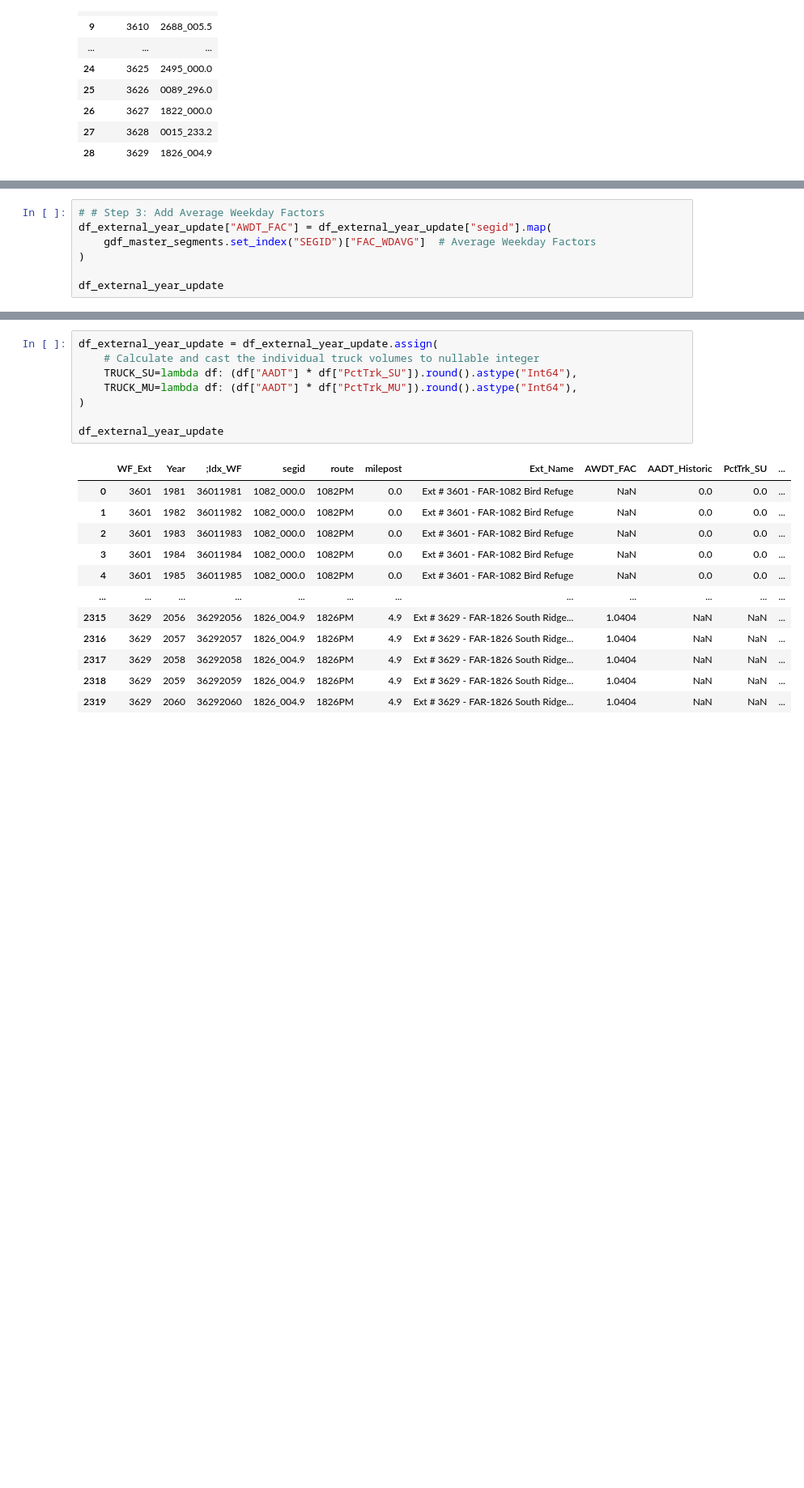
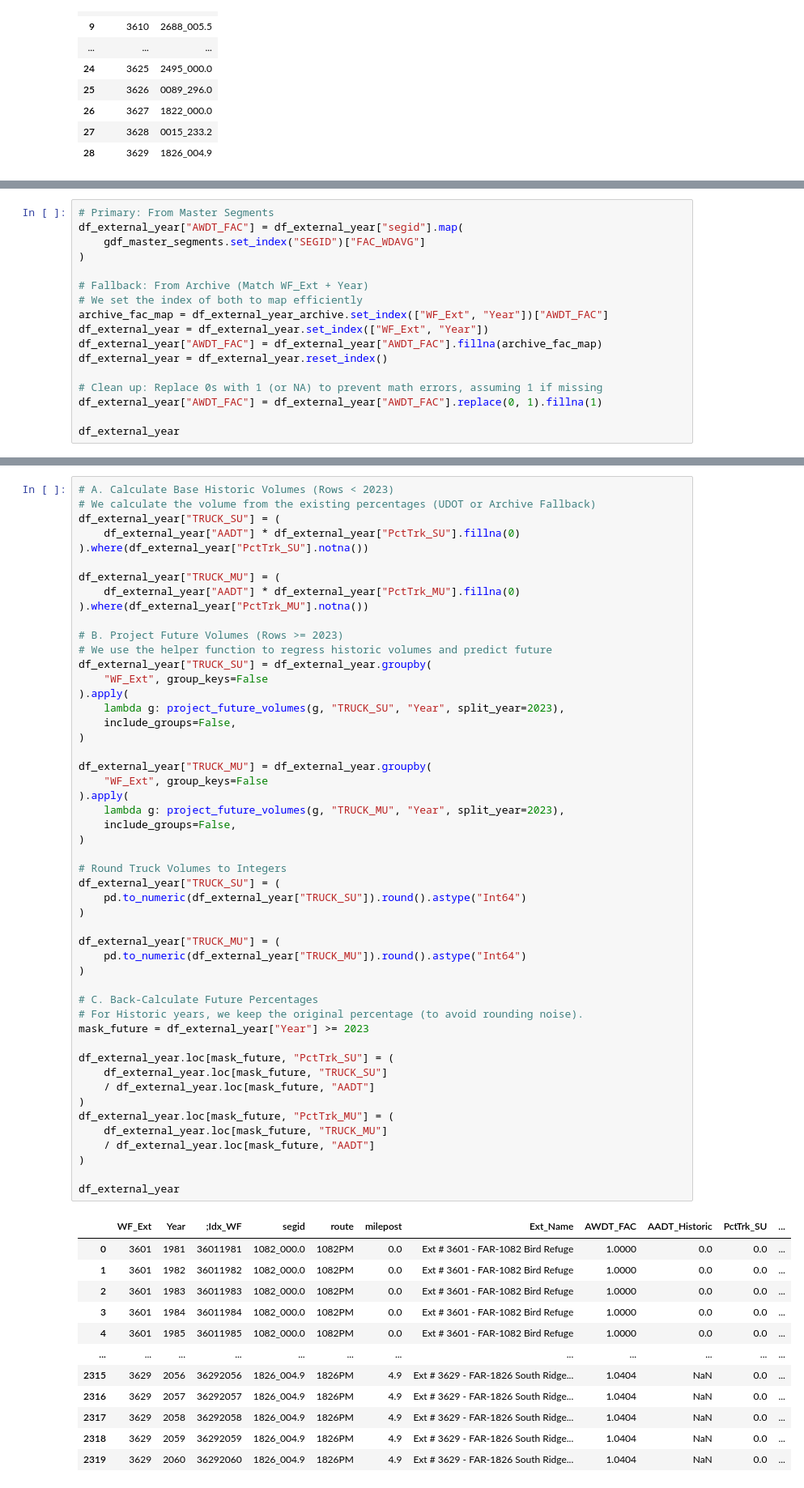
Before and after one commit to WFRCAnalytics/TDM-INP-External-Forecasts, a Jupyter notebook: 5-Export-Data.ipynb, the cells around one changed output, grey strips where cells are left out. Shown: that part at 81% size. Cells and saved outputs as stored; diff of their text form; blank space fills up the shorter version.

Commit message:
fix truck percent fallback errors in some external stations

```diff
--- a/5-Export-Data.ipynb
+++ b/5-Export-Data.ipynb
@@ -304,9 +279,19 @@ df_external_year_update
 # %%
-# # Step 3: Add Average Weekday Factors
-df_external_year_update["AWDT_FAC"] = df_external_year_update["segid"].map(
-    gdf_master_segments.set_index("SEGID")["FAC_WDAVG"]  # Average Weekday Factors
+# Primary: From Master Segments
+df_external_year["AWDT_FAC"] = df_external_year["segid"].map(
+    gdf_master_segments.set_index("SEGID")["FAC_WDAVG"]
 )
 
-df_external_year_update
+# Fallback: From Archive (Match WF_Ext + Year)
+# We set the index of both to map efficiently
+archive_fac_map = df_external_year_archive.set_index(["WF_Ext", "Year"])["AWDT_FAC"]
+df_external_year = df_external_year.set_index(["WF_Ext", "Year"])
+df_external_year["AWDT_FAC"] = df_external_year["AWDT_FAC"].fillna(archive_fac_map)
+df_external_year = df_external_year.reset_index()
+
+# Clean up: Replace 0s with 1 (or NA) to prevent math errors, assuming 1 if missing
+df_external_year["AWDT_FAC"] = df_external_year["AWDT_FAC"].replace(0, 1).fillna(1)
+
+df_external_year
 # %% [output]
 |  | WF_Ext | Year | ;Idx_WF | segid | route | milepost | Ext_Name | AWDT_FAC |
@@ -466,21 +445,63 @@ df_external_year_update
 # %%
-df_external_year_update = df_external_year_update.assign(
-    # Calculate and cast the individual truck volumes to nullable integer
-    TRUCK_SU=lambda df: (df["AADT"] * df["PctTrk_SU"]).round().astype("Int64"),
-    TRUCK_MU=lambda df: (df["AADT"] * df["PctTrk_MU"]).round().astype("Int64"),
+# A. Calculate Base Historic Volumes (Rows < 2023)
+# We calculate the volume from the existing percentages (UDOT or Archive Fallback)
+df_external_year["TRUCK_SU"] = (
+    df_external_year["AADT"] * df_external_year["PctTrk_SU"].fillna(0)
+).where(df_external_year["PctTrk_SU"].notna())
+
+df_external_year["TRUCK_MU"] = (
+    df_external_year["AADT"] * df_external_year["PctTrk_MU"].fillna(0)
+).where(df_external_year["PctTrk_MU"].notna())
+
+# B. Project Future Volumes (Rows >= 2023)
+# We use the helper function to regress historic volumes and predict future
+df_external_year["TRUCK_SU"] = df_external_year.groupby(
+    "WF_Ext", group_keys=False
+).apply(
+    lambda g: project_future_volumes(g, "TRUCK_SU", "Year", split_year=2023),
+    include_groups=False,
 )
 
-df_external_year_update
+df_external_year["TRUCK_MU"] = df_external_year.groupby(
+    "WF_Ext", group_keys=False
+).apply(
+    lambda g: project_future_volumes(g, "TRUCK_MU", "Year", split_year=2023),
+    include_groups=False,
+)
+
+# Round Truck Volumes to Integers
+df_external_year["TRUCK_SU"] = (
+    pd.to_numeric(df_external_year["TRUCK_SU"]).round().astype("Int64")
+)
+
+df_external_year["TRUCK_MU"] = (
+    pd.to_numeric(df_external_year["TRUCK_MU"]).round().astype("Int64")
+)
+
+# C. Back-Calculate Future Percentages
+# For Historic years, we keep the original percentage (to avoid rounding noise).
+mask_future = df_external_year["Year"] >= 2023
+
+df_external_year.loc[mask_future, "PctTrk_SU"] = (
+    df_external_year.loc[mask_future, "TRUCK_SU"]
+    / df_external_year.loc[mask_future, "AADT"]
+)
+df_external_year.loc[mask_future, "PctTrk_MU"] = (
+    df_external_year.loc[mask_future, "TRUCK_MU"]
+    / df_external_year.loc[mask_future, "AADT"]
+)
+
+df_external_year
 # %% [output]
 |  | WF_Ext | Year | ;Idx_WF | segid | route | milepost | Ext_Name | AWDT_FAC | AADT_Historic | PctTrk_SU | ... |
-| 0 | 3601 | 1981 | 36011981 | 1082_000.0 | 1082PM | 0.0 | Ext # 3601 - FAR-1082 Bird Refuge | NaN | 0.0 | 0.0 | ... |
-| 1 | 3601 | 1982 | 36011982 | 1082_000.0 | 1082PM | 0.0 | Ext # 3601 - FAR-1082 Bird Refuge | NaN | 0.0 | 0.0 | ... |
-| 2 | 3601 | 1983 | 36011983 | 1082_000.0 | 1082PM | 0.0 | Ext # 3601 - FAR-1082 Bird Refuge | NaN | 0.0 | 0.0 | ... |
-| 3 | 3601 | 1984 | 36011984 | 1082_000.0 | 1082PM | 0.0 | Ext # 3601 - FAR-1082 Bird Refuge | NaN | 0.0 | 0.0 | ... |
-| 4 | 3601 | 1985 | 36011985 | 1082_000.0 | 1082PM | 0.0 | Ext # 3601 - FAR-1082 Bird Refuge | NaN | 0.0 | 0.0 | ... |
+| 0 | 3601 | 1981 | 36011981 | 1082_000.0 | 1082PM | 0.0 | Ext # 3601 - FAR-1082 Bird Refuge | 1.0000 | 0.0 | 0.0 | ... |
+| 1 | 3601 | 1982 | 36011982 | 1082_000.0 | 1082PM | 0.0 | Ext # 3601 - FAR-1082 Bird Refuge | 1.0000 | 0.0 | 0.0 | ... |
+| 2 | 3601 | 1983 | 36011983 | 1082_000.0 | 1082PM | 0.0 | Ext # 3601 - FAR-1082 Bird Refuge | 1.0000 | 0.0 | 0.0 | ... |
+| 3 | 3601 | 1984 | 36011984 | 1082_000.0 | 1082PM | 0.0 | Ext # 3601 - FAR-1082 Bird Refuge | 1.0000 | 0.0 | 0.0 | ... |
+| 4 | 3601 | 1985 | 36011985 | 1082_000.0 | 1082PM | 0.0 | Ext # 3601 - FAR-1082 Bird Refuge | 1.0000 | 0.0 | 0.0 | ... |
 | ... | ... | ... | ... | ... | ... | ... | ... | ... | ... | ... | ... |
-| 2315 | 3629 | 2056 | 36292056 | 1826_004.9 | 1826PM | 4.9 | Ext # 3629 - FAR-1826 South Ridge... | 1.0404 | NaN | NaN | ... |
-| 2316 | 3629 | 2057 | 36292057 | 1826_004.9 | 1826PM | 4.9 | Ext # 3629 - FAR-1826 South Ridge... | 1.0404 | NaN | NaN | ... |
-| 2317 | 3629 | 2058 | 36292058 | 1826_004.9 | 1826PM | 4.9 | Ext # 3629 - FAR-1826 South Ridge... | 1.0404 | NaN | NaN | ... |
-| 2318 | 3629 | 2059 | 36292059 | 1826_004.9 | 1826PM | 4.9 | Ext # 3629 - FAR-1826 South Ridge... | 1.0404 | NaN | NaN | ... |
-| 2319 | 3629 | 2060 | 36292060 | 1826_004.9 | 1826PM | 4.9 | Ext # 3629 - FAR-1826 South Ridge... | 1.0404 | NaN | NaN | ... |
+| 2315 | 3629 | 2056 | 36292056 | 1826_004.9 | 1826PM | 4.9 | Ext # 3629 - FAR-1826 South Ridge... | 1.0404 | NaN | 0.0 | ... |
+| 2316 | 3629 | 2057 | 36292057 | 1826_004.9 | 1826PM | 4.9 | Ext # 3629 - FAR-1826 South Ridge... | 1.0404 | NaN | 0.0 | ... |
+| 2317 | 3629 | 2058 | 36292058 | 1826_004.9 | 1826PM | 4.9 | Ext # 3629 - FAR-1826 South Ridge... | 1.0404 | NaN | 0.0 | ... |
+| 2318 | 3629 | 2059 | 36292059 | 1826_004.9 | 1826PM | 4.9 | Ext # 3629 - FAR-1826 South Ridge... | 1.0404 | NaN | 0.0 | ... |
+| 2319 | 3629 | 2060 | 36292060 | 1826_004.9 | 1826PM | 4.9 | Ext # 3629 - FAR-1826 South Ridge... | 1.0404 | NaN | 0.0 | ... |
```
Also changed, not shown: parts of 46 cells of this notebook, 2 other files.
